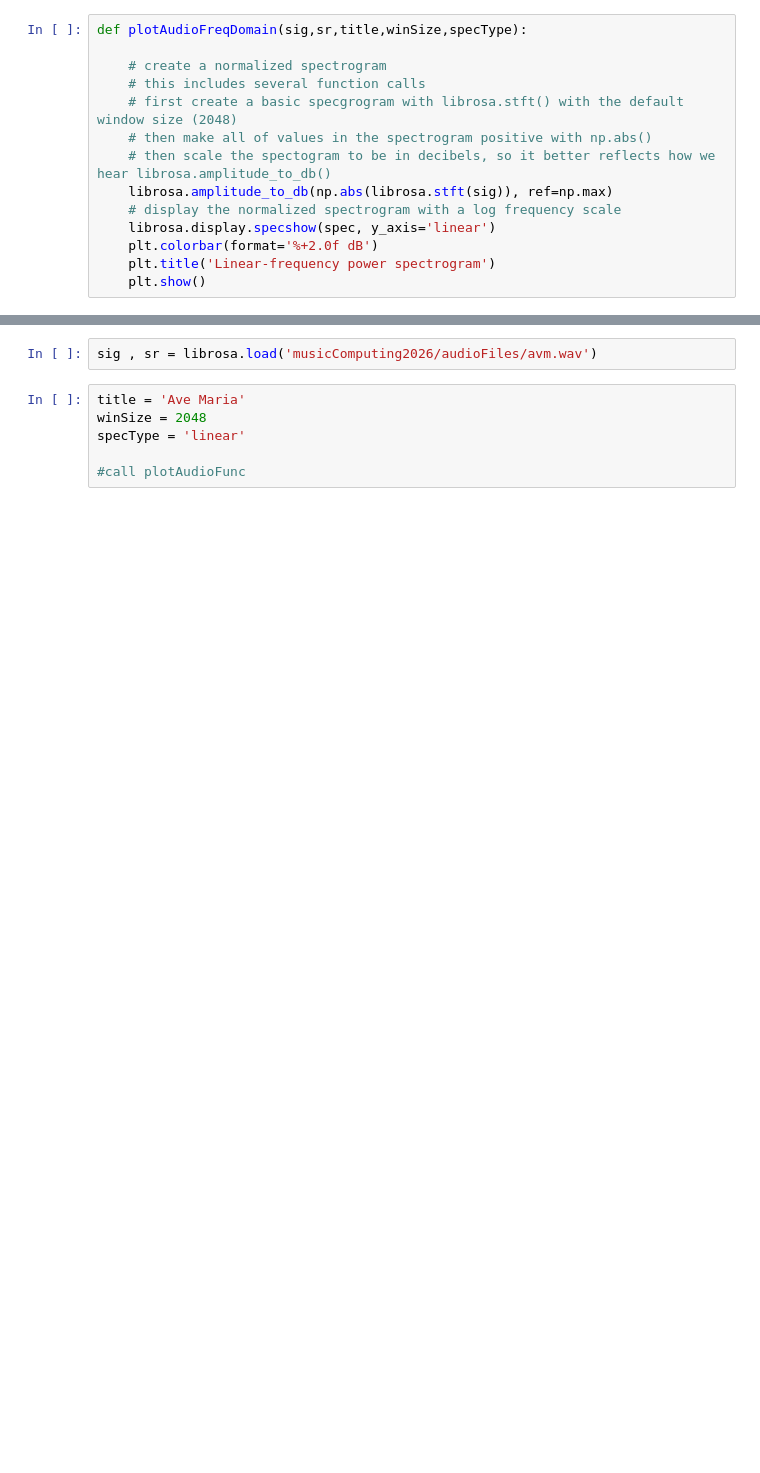
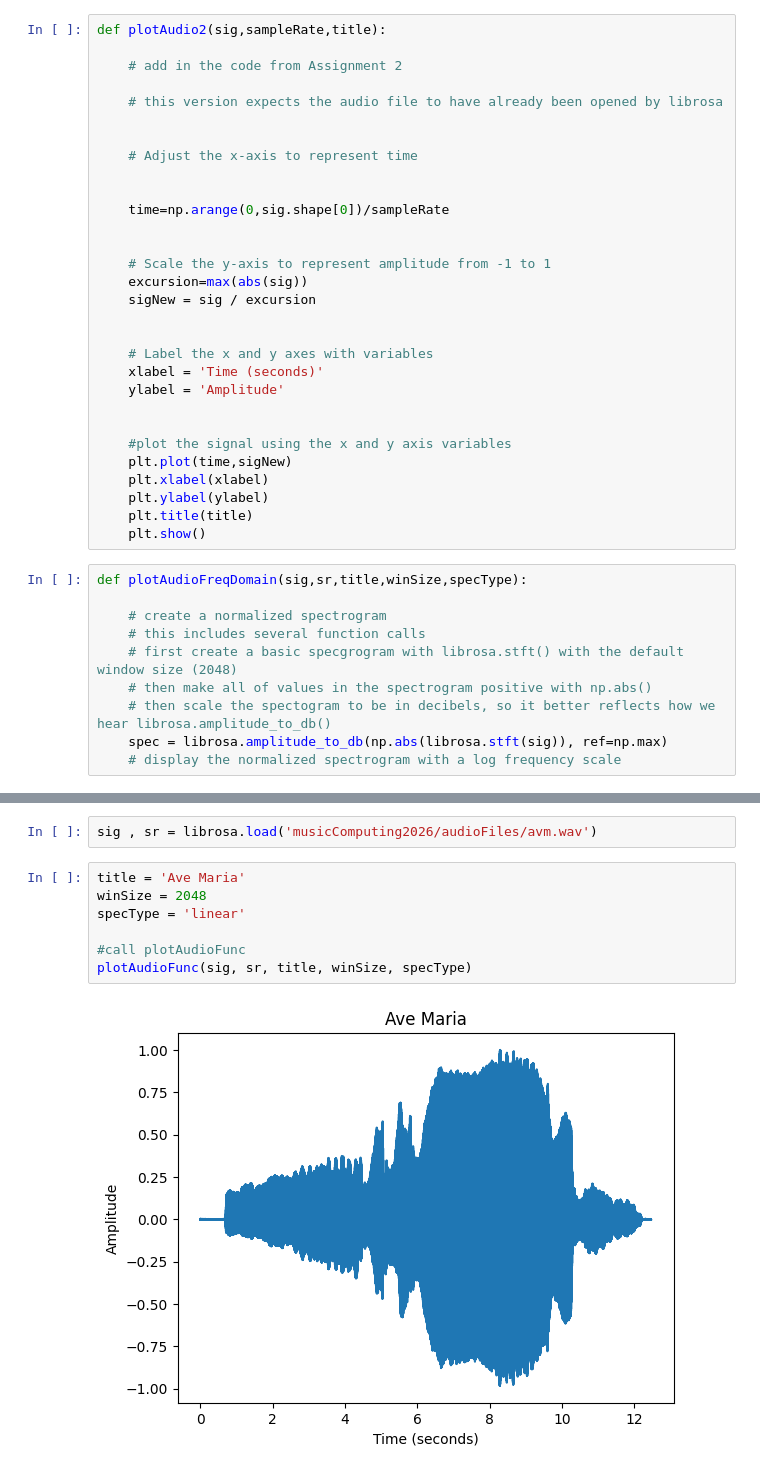
Before and after one commit to informloulie/music-computing, a Jupyter notebook: assignments/labAssignment3.ipynb, the cells around one changed output, grey strips where cells are left out. Drawn from its saved outputs; the diff is of its cells as text; blank space fills up the shorter version.

```diff
--- a/assignments/labAssignment3.ipynb
+++ b/assignments/labAssignment3.ipynb
@@ -31,3 +20,33 @@ def plotAudio2(sig,sampleRate,title):
+# %%
+def plotAudio2(sig,sampleRate,title):
+
+    # add in the code from Assignment 2
+
+    # this version expects the audio file to have already been opened by librosa
+
+
+    # Adjust the x-axis to represent time
+
+
+    time=np.arange(0,sig.shape[0])/sampleRate
+
+
+    # Scale the y-axis to represent amplitude from -1 to 1
+    excursion=max(abs(sig))
+    sigNew = sig / excursion
+
+
+    # Label the x and y axes with variables
+    xlabel = 'Time (seconds)'
+    ylabel = 'Amplitude'
+
+
+    #plot the signal using the x and y axis variables
+    plt.plot(time,sigNew)
+    plt.xlabel(xlabel)
+    plt.ylabel(ylabel)
+    plt.title(title)
+    plt.show()
 # %%
 def plotAudioFreqDomain(sig,sr,title,winSize,specType):
 
@@ -36,12 +55,8 @@ def plotAudioFreqDomain(sig,sr,title,winSize,specType):
     # first create a basic specgrogram with librosa.stft() with the default window size (2048)
     # then make all of values in the spectrogram positive with np.abs()
     # then scale the spectogram to be in decibels, so it better reflects how we hear librosa.amplitude_to_db()
-    librosa.amplitude_to_db(np.abs(librosa.stft(sig)), ref=np.max)
+    spec = librosa.amplitude_to_db(np.abs(librosa.stft(sig)), ref=np.max)
     # display the normalized spectrogram with a log frequency scale
-    librosa.display.specshow(spec, y_axis='linear')
-    plt.colorbar(format='%+2.0f dB')
-    plt.title('Linear-frequency power spectrogram')
-    plt.show()
 # %%
 def plotAudioFunc(sig,sr,title,winSize,specType):
 
@@ -54,9 +69,12 @@ sig , sr = librosa.load('musicComputing2026/audioFiles/avm.wav')
 # %%
 title = 'Ave Maria'
 winSize = 2048
 specType = 'linear'
 
 #call plotAudioFunc
+plotAudioFunc(sig, sr, title, winSize, specType)
+# %% [output]
+[figure, added]
 # %%
 title = 'Ave Maria'
 winSize = 2048
```
Also changed, not shown: parts of 6 cells of this notebook.
